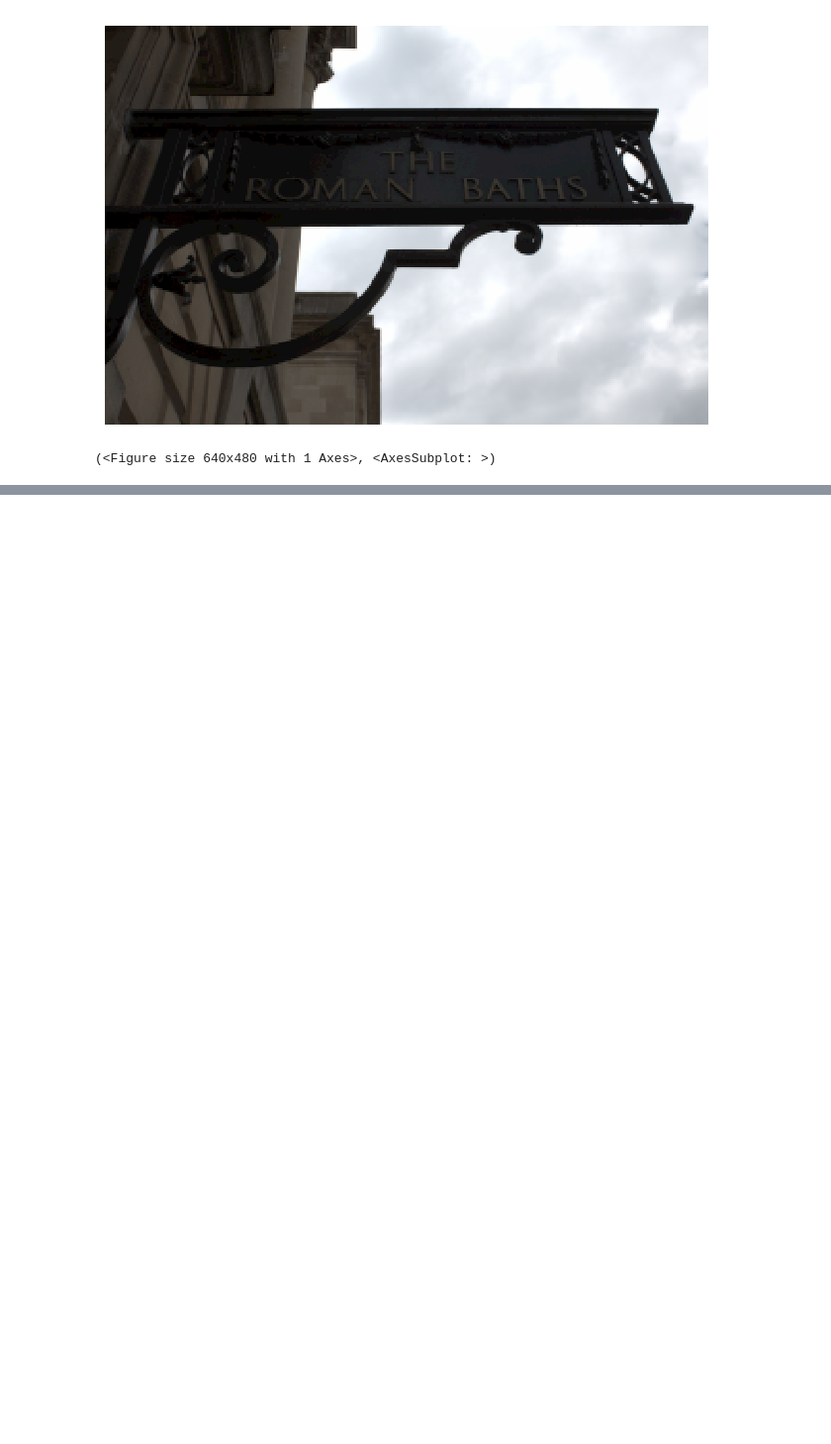
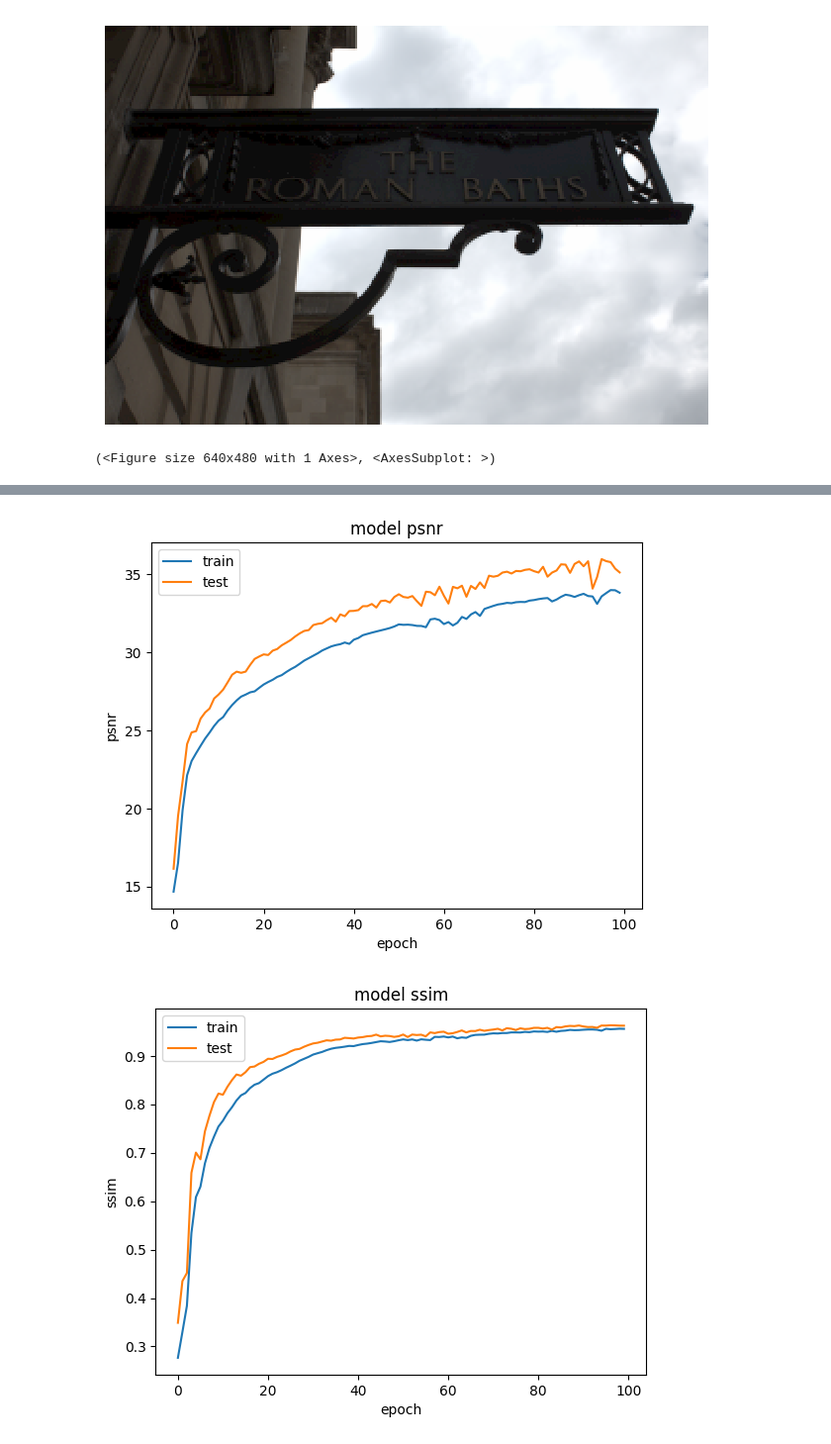
Before and after one commit to gosha20777/debayering, a Jupyter notebook: main.ipynb, the cells around one changed output, grey strips where cells are left out. Shown at 99% size. Cells and saved outputs as stored; diff of their text form; code cells hidden in the pictures; blank space fills up the shorter version.

```diff
--- a/main.ipynb
+++ b/main.ipynb
@@ -94,0 +446,21 @@ SSIM:  0.981253015368
+# %%
+# summarize history for psnr
+plt.plot(history.history['psnr'])
+plt.plot(history.history['val_psnr'])
+plt.title('model psnr')
+plt.ylabel('psnr')
+plt.xlabel('epoch')
+plt.legend(['train', 'test'], loc='upper left')
+plt.show()
+
+# summarize history for ssim
+plt.plot(history.history['ssim'])
+plt.plot(history.history['val_ssim'])
+plt.title('model ssim')
+plt.ylabel('ssim')
+plt.xlabel('epoch')
+plt.legend(['train', 'test'], loc='upper left')
+plt.show()
+# %% [output]
+[figure, added]
+[figure, added]
```
Also changed, not shown: parts of 21 cells of this notebook, 20 other files.
